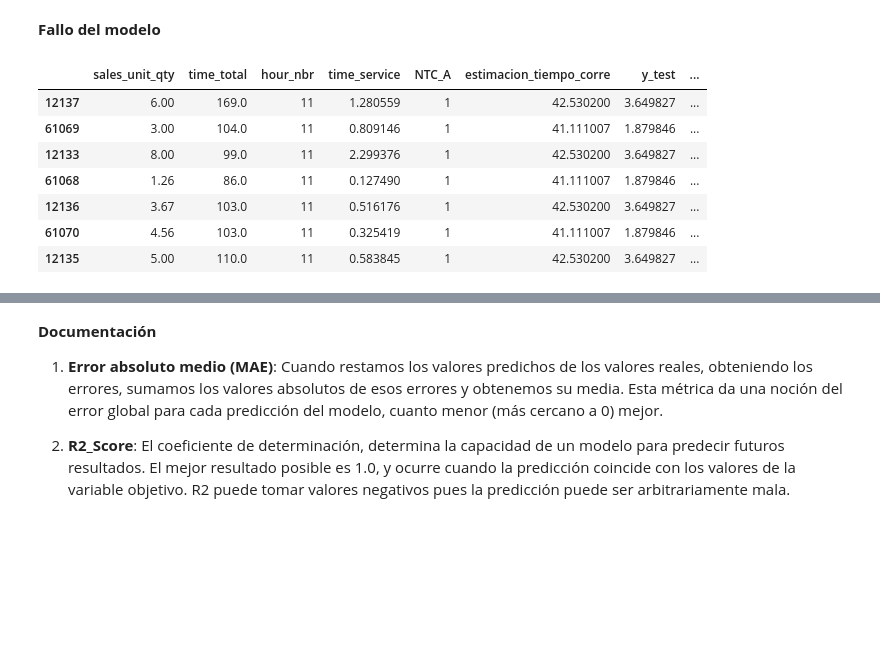
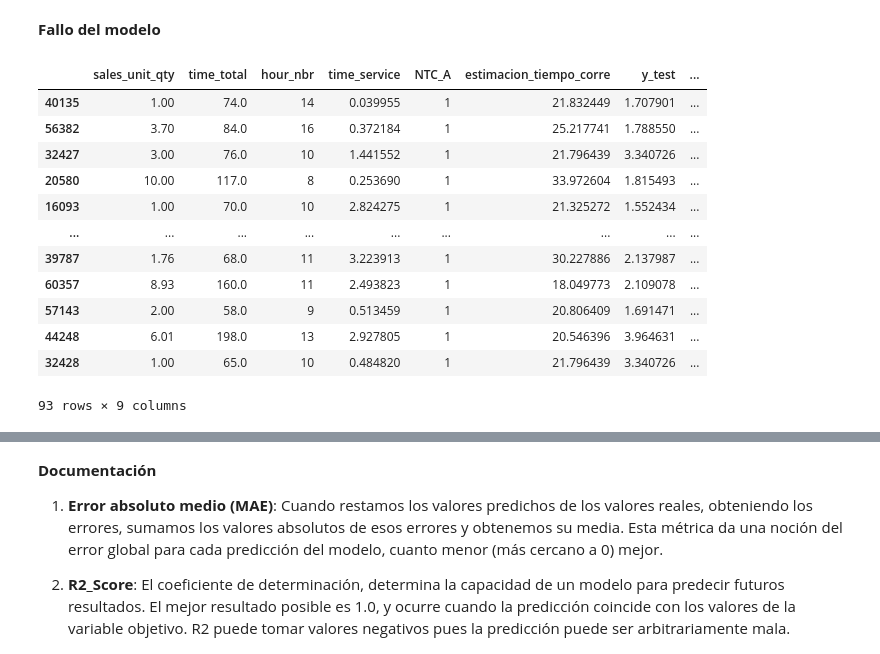
Before and after one commit to Aromer9/NTC_Project, a Jupyter notebook: Detalle_NTC.ipynb, the cells around one changed output, grey strips where cells are left out. Saved outputs shown, nothing was run; the diff lists cells and outputs as text; code cells hidden in the pictures; blank space fills up the shorter version.

```diff
--- a/Detalle_NTC.ipynb
+++ b/Detalle_NTC.ipynb
@@ -1492,15 +1492,26 @@ ax.hist(x)
 # %%
 fallo = df_predicho
 fallo['fallo'] = fallo['y_test'] - fallo['y_pred_lineal']
 #fallo
-fallo[(fallo['fallo'] <= -12)]
+no_aceptables = fallo[(fallo['fallo'] <=-4)]
 #fallo.sort_values('fallo')
+
+#15.439 Predicciones "Aceptables"
+#563 Predicciones "No Aceptables"
+#4% con errores
+
+no_aceptables
 # %% [output]
 |  | sales_unit_qty | time_total | hour_nbr | time_service | NTC_A | estimacion_tiempo_corre | y_test | ... |
-| 12137 | 6.00 | 169.0 | 11 | 1.280559 | 1 | 42.530200 | 3.649827 | ... |
-| 61069 | 3.00 | 104.0 | 11 | 0.809146 | 1 | 41.111007 | 1.879846 | ... |
-| 12133 | 8.00 | 99.0 | 11 | 2.299376 | 1 | 42.530200 | 3.649827 | ... |
-| 61068 | 1.26 | 86.0 | 11 | 0.127490 | 1 | 41.111007 | 1.879846 | ... |
-| 12136 | 3.67 | 103.0 | 11 | 0.516176 | 1 | 42.530200 | 3.649827 | ... |
-| 61070 | 4.56 | 103.0 | 11 | 0.325419 | 1 | 41.111007 | 1.879846 | ... |
-| 12135 | 5.00 | 110.0 | 11 | 0.583845 | 1 | 42.530200 | 3.649827 | ... |
+| 40135 | 1.00 | 74.0 | 14 | 0.039955 | 1 | 21.832449 | 1.707901 | ... |
+| 56382 | 3.70 | 84.0 | 16 | 0.372184 | 1 | 25.217741 | 1.788550 | ... |
+| 32427 | 3.00 | 76.0 | 10 | 1.441552 | 1 | 21.796439 | 3.340726 | ... |
+| 20580 | 10.00 | 117.0 | 8 | 0.253690 | 1 | 33.972604 | 1.815493 | ... |
+| 16093 | 1.00 | 70.0 | 10 | 2.824275 | 1 | 21.325272 | 1.552434 | ... |
+| ... | ... | ... | ... | ... | ... | ... | ... | ... |
+| 39787 | 1.76 | 68.0 | 11 | 3.223913 | 1 | 30.227886 | 2.137987 | ... |
+| 60357 | 8.93 | 160.0 | 11 | 2.493823 | 1 | 18.049773 | 2.109078 | ... |
+| 57143 | 2.00 | 58.0 | 9 | 0.513459 | 1 | 20.806409 | 1.691471 | ... |
+| 44248 | 6.01 | 198.0 | 13 | 2.927805 | 1 | 20.546396 | 3.964631 | ... |
+| 32428 | 1.00 | 65.0 | 10 | 0.484820 | 1 | 21.796439 | 3.340726 | ... |
+93 rows × 9 columns
```
Also changed, not shown: parts of 1 cell of this notebook.
